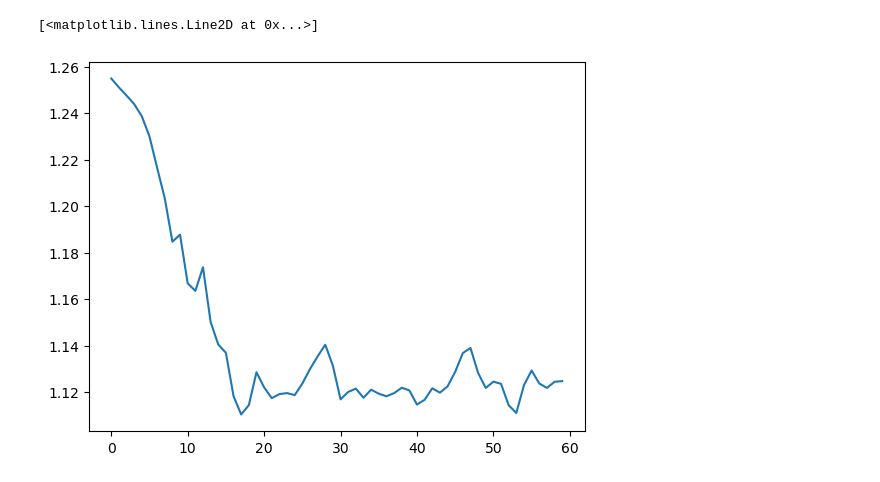
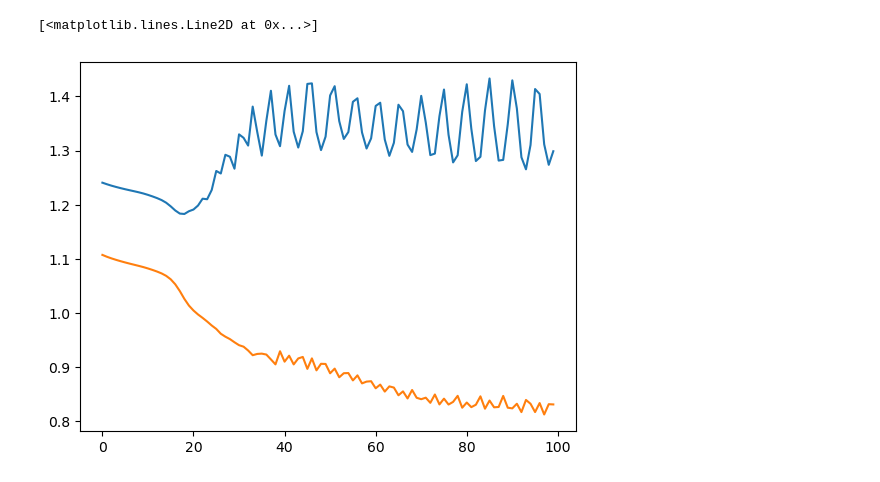
Before and after one commit to arazthexd/Kaggle_SCP, a Jupyter notebook: notebooks/train.ipynb, the cells around one changed output. Cells and saved outputs as stored; diff of their text form; code cells hidden in the pictures.

```diff
--- a/notebooks/train.ipynb
+++ b/notebooks/train.ipynb
@@ -17,5 +17,2 @@ Error:
 # %%
 de_train = pd.read_parquet("../data/de_train.parquet")
-# %%
-cell_types = list(de_train["cell_type"])
-train_index, val_index = stratified_split(cell_types, 0.25, 42)
@@ -25,10 +19,3 @@ val_df = de_train.iloc[val_index]
-# %%
-train_dataset = SCPDataSet(train_df)
-val_dataset = SCPDataSet(val_df)
-train_dataloader = DataLoader(train_dataset, 32)
-val_dataloader = DataLoader(val_dataset, 32)
-# %%
-model = BasicModel2(2048, [100, 30], len(de_train.columns)-5)
 # %%
 import os
 os.chdir("..")
@@ -42,9 +26,0 @@ train_all, val_all = [], []
-# %%
-args = {
-    "lr": 0.001,
-    "epochs": 20,
-    "mol_transform": [Type2OneHot(mtypes)],
-    "cell_transform": [Type2OneHot(ctypes)]
-}
-optimizer = Adam(model.parameters(), lr=args["lr"], weight_decay=1e-5)
-train_loss, val_loss = train(train_dataloader, val_dataloader, model, args, loss_fn, optimizer)
@@ -56,8 +76,8 @@ val_all.append(val_loss)
 # %%
 import matplotlib.pyplot as plt
 
-plt.plot(sum(val_all, []))
-# plt.plot(val_all)
+plt.plot(sum(val_all_list[2], []))
+plt.plot(sum(train_all_list[2], []))
 # %% [output]
 [<matplotlib.lines.Line2D at 0x...>]
-[figure, old version]
+[figure, new version]
```
Also changed, not shown: parts of 7 cells of this notebook, 5 other files.
